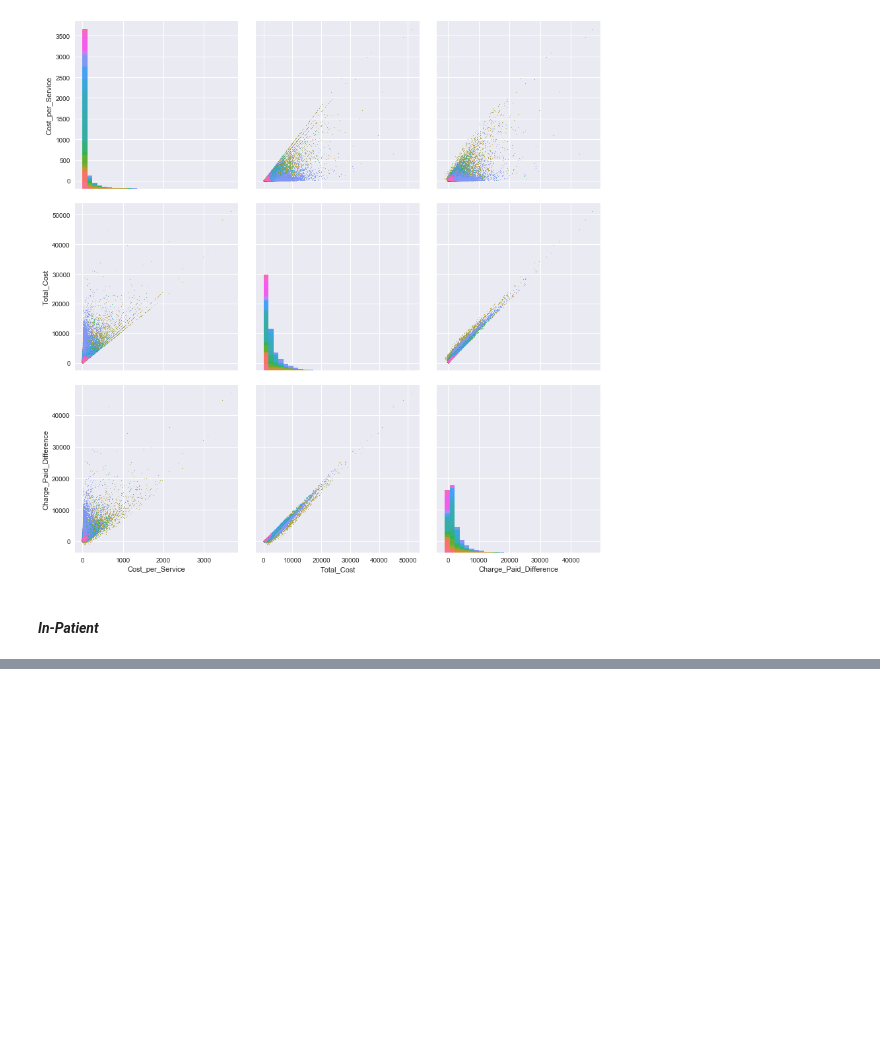
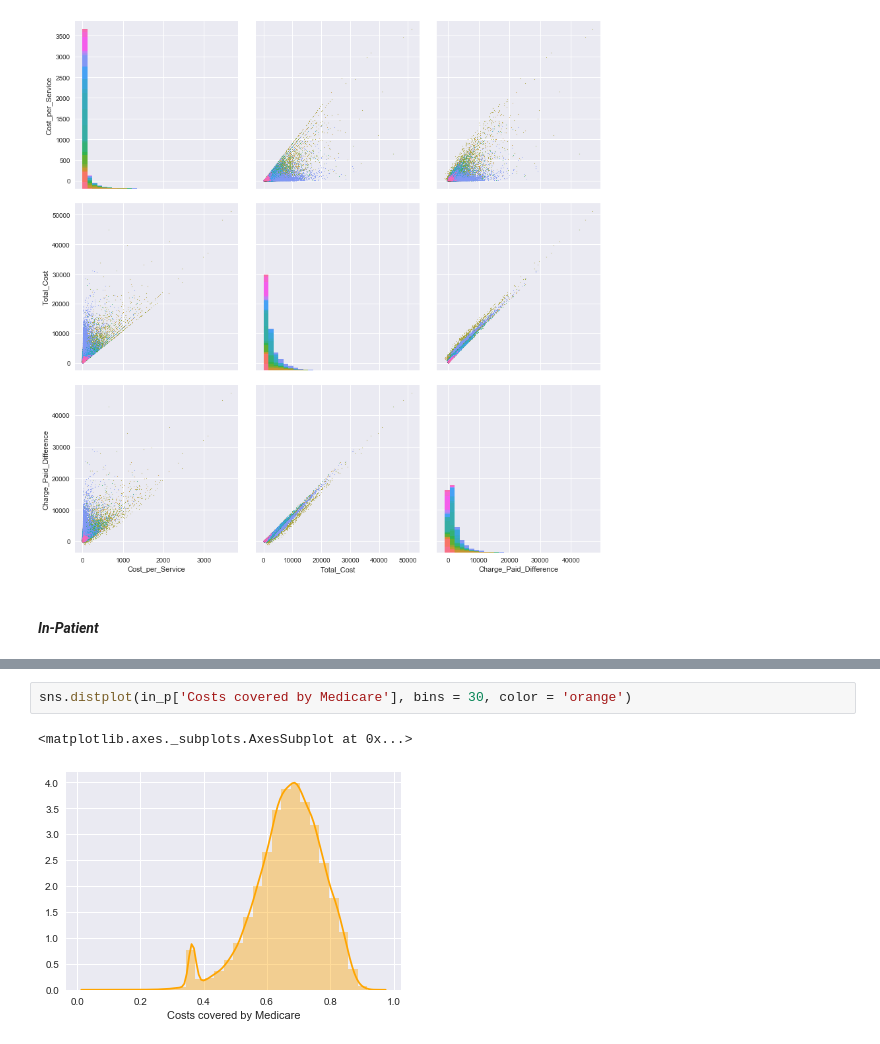
Before and after one commit to carmijh0/Reimplementation_of_2016_CMS_Hospital_Star_Rating_Methodology, a Jupyter notebook: Capstone_EDA.ipynb, the cells around one changed output, grey strips where cells are left out. Drawn from its saved outputs; the diff is of its cells as text; blank space fills up the shorter version.

```diff
--- a/Capstone_EDA.ipynb
+++ b/Capstone_EDA.ipynb
@@ -170,0 +197,5 @@ ax.map_offdiag(plt.scatter, s=0.5)
+# %%
+sns.distplot(in_p['Costs covered by Medicare'], bins = 30, color = 'orange')
+# %% [output]
+<matplotlib.axes._subplots.AxesSubplot at 0x...>
+[figure, added]
```
Also changed, not shown: parts of 8 cells of this notebook, 4 other files.
